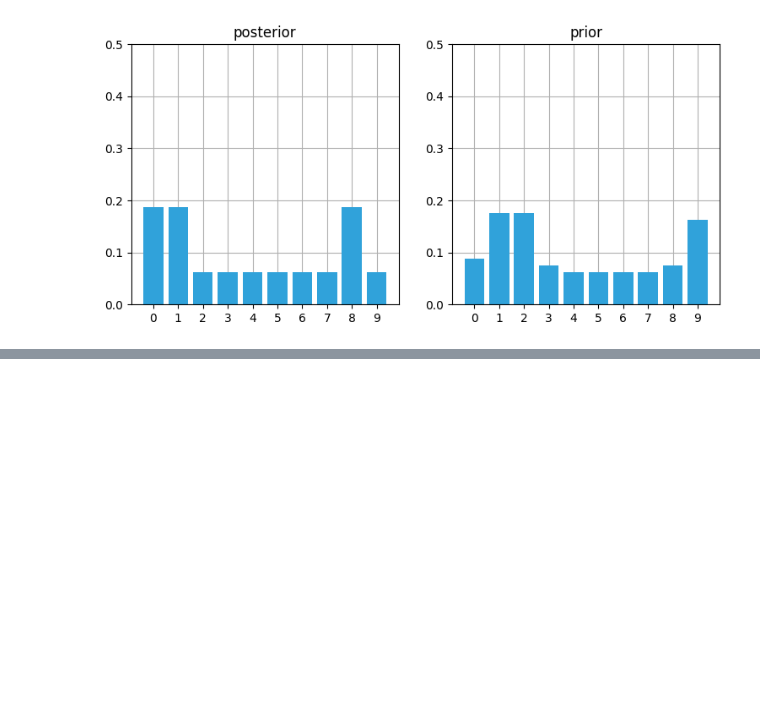
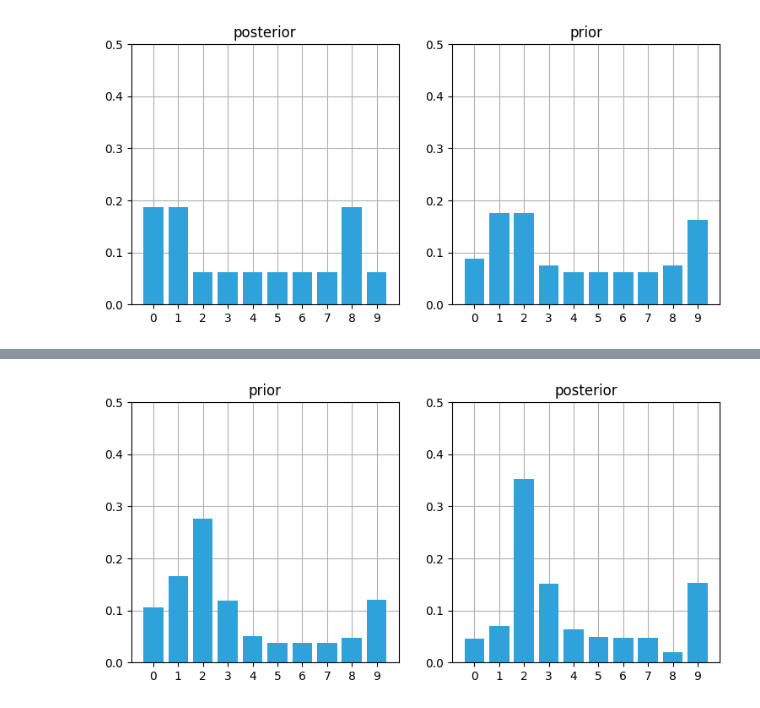
Before and after one commit to styuk/Time-Seriese, a Jupyter notebook: python/filter/bayesfilter_2.ipynb, the cells around one changed output, grey strips where cells are left out. Drawn from its saved outputs; the diff is of its cells as text; code cells hidden in the pictures; blank space fills up the shorter version.

```diff
--- a/python/filter/bayesfilter_2.ipynb
+++ b/python/filter/bayesfilter_2.ipynb
@@ -270,0 +277,7 @@ book_plots.plot_prior_vs_posterior(prior, posterior, True, ylim=(0, .5))
+# %%
+prior = predict(posterior, 1, kernel)
+likelihood = lh_hallway(hallway, z=0, z_prob=.75)
+posterior = update(likelihood, prior)
+book_plots.plot_prior_vs_posterior(prior, posterior, ylim=(0, .5))
+# %% [output]
+[figure, added]
```
Also changed, not shown: parts of 3 cells of this notebook.
